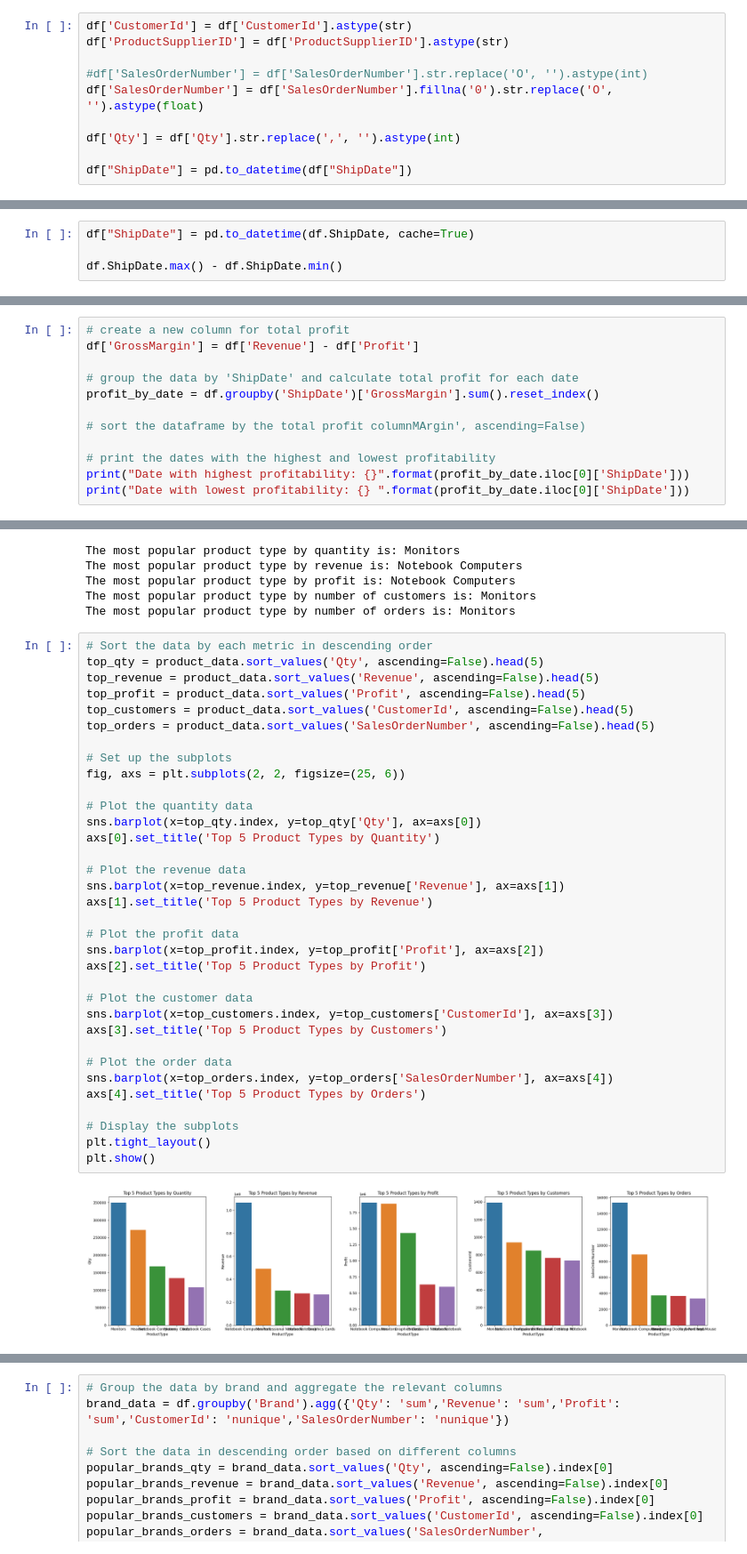
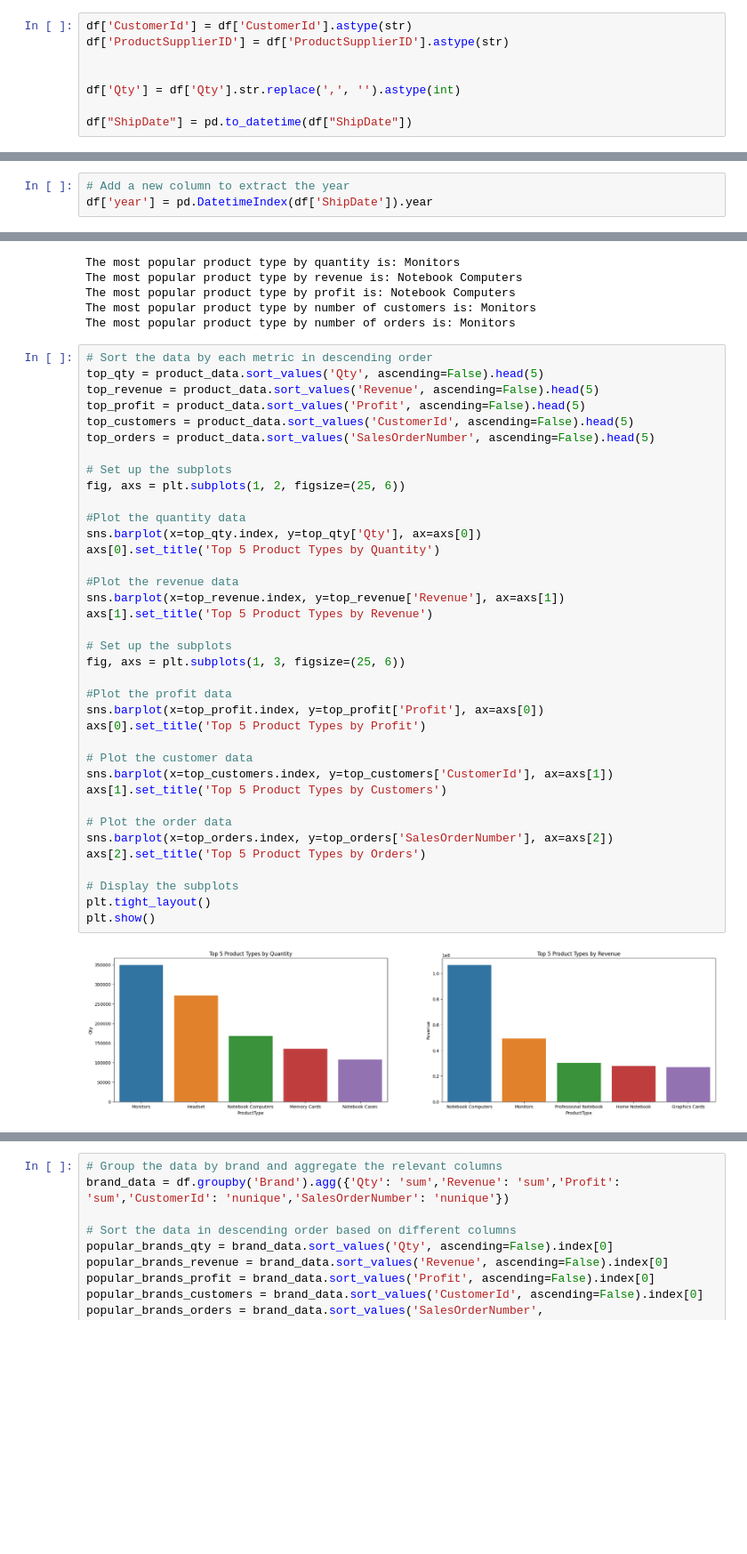
Before and after one commit to SRINIVASDEVARAJULA/Technical-task, a Jupyter notebook: Data_analysis_technical_task.ipynb, the cells around one changed output, grey strips where cells are left out. Shown at 89% size. Saved outputs shown, nothing was run; the diff lists cells and outputs as text; blank space fills up the shorter version.

```diff
--- a/Data_analysis_technical_task.ipynb
+++ b/Data_analysis_technical_task.ipynb
@@ -155,8 +154,6 @@ dtype: object
 df['CustomerId'] = df['CustomerId'].astype(str)
 df['ProductSupplierID'] = df['ProductSupplierID'].astype(str)
 
-#df['SalesOrderNumber'] = df['SalesOrderNumber'].str.replace('O', '').astype(int)
-df['SalesOrderNumber'] = df['SalesOrderNumber'].fillna('0').str.replace('O', '').astype(float)
 
 df['Qty'] = df['Qty'].str.replace(',', '').astype(int)
 
@@ -225,0 +253,3 @@ Qunatity less than 0
+# %%
+# Add a new column to extract the year
+df['year'] = pd.DatetimeIndex(df['ShipDate']).year
@@ -251,4 +381,0 @@ How long is the period in days?
-# %%
-df["ShipDate"] = pd.to_datetime(df.ShipDate, cache=True)
-
-df.ShipDate.max() - df.ShipDate.min()
@@ -265,12 +381,0 @@ Revenue minus profit represents the total amount of money that a business earns
-# %%
-# create a new column for total profit
-df['GrossMargin'] = df['Revenue'] - df['Profit']
-
-# group the data by 'ShipDate' and calculate total profit for each date
-profit_by_date = df.groupby('ShipDate')['GrossMargin'].sum().reset_index()
-
-# sort the dataframe by the total profit columnMArgin', ascending=False)
-
-# print the dates with the highest and lowest profitability
-print("Date with highest profitability: {}".format(profit_by_date.iloc[0]['ShipDate']))
-print("Date with lowest profitability: {} ".format(profit_by_date.iloc[0]['ShipDate']))
@@ -349,36 +694,39 @@ The most popular product type by number of orders is: Monitors
 # %%
 # Sort the data by each metric in descending order
 top_qty = product_data.sort_values('Qty', ascending=False).head(5)
 top_revenue = product_data.sort_values('Revenue', ascending=False).head(5)
 top_profit = product_data.sort_values('Profit', ascending=False).head(5)
 top_customers = product_data.sort_values('CustomerId', ascending=False).head(5)
 top_orders = product_data.sort_values('SalesOrderNumber', ascending=False).head(5)
 
 # Set up the subplots
-fig, axs = plt.subplots(2, 2, figsize=(25, 6))
+fig, axs = plt.subplots(1, 2, figsize=(25, 6))
 
-# Plot the quantity data
+#Plot the quantity data
 sns.barplot(x=top_qty.index, y=top_qty['Qty'], ax=axs[0])
 axs[0].set_title('Top 5 Product Types by Quantity')
 
-# Plot the revenue data
+#Plot the revenue data
 sns.barplot(x=top_revenue.index, y=top_revenue['Revenue'], ax=axs[1])
 axs[1].set_title('Top 5 Product Types by Revenue')
 
-# Plot the profit data
-sns.barplot(x=top_profit.index, y=top_profit['Profit'], ax=axs[2])
-axs[2].set_title('Top 5 Product Types by Profit')
+# Set up the subplots
+fig, axs = plt.subplots(1, 3, figsize=(25, 6))
+
+#Plot the profit data
+sns.barplot(x=top_profit.index, y=top_profit['Profit'], ax=axs[0])
+axs[0].set_title('Top 5 Product Types by Profit')
 
 # Plot the customer data
-sns.barplot(x=top_customers.index, y=top_customers['CustomerId'], ax=axs[3])
-axs[3].set_title('Top 5 Product Types by Customers')
+sns.barplot(x=top_customers.index, y=top_customers['CustomerId'], ax=axs[1])
+axs[1].set_title('Top 5 Product Types by Customers')
 
 # Plot the order data
-sns.barplot(x=top_orders.index, y=top_orders['SalesOrderNumber'], ax=axs[4])
-axs[4].set_title('Top 5 Product Types by Orders')
+sns.barplot(x=top_orders.index, y=top_orders['SalesOrderNumber'], ax=axs[2])
+axs[2].set_title('Top 5 Product Types by Orders')
 
 # Display the subplots
 plt.tight_layout()
 plt.show()
 # %% [output]
-[figure, old version]
+[figure, new version]
```
Also changed, not shown: parts of 119 cells of this notebook.
